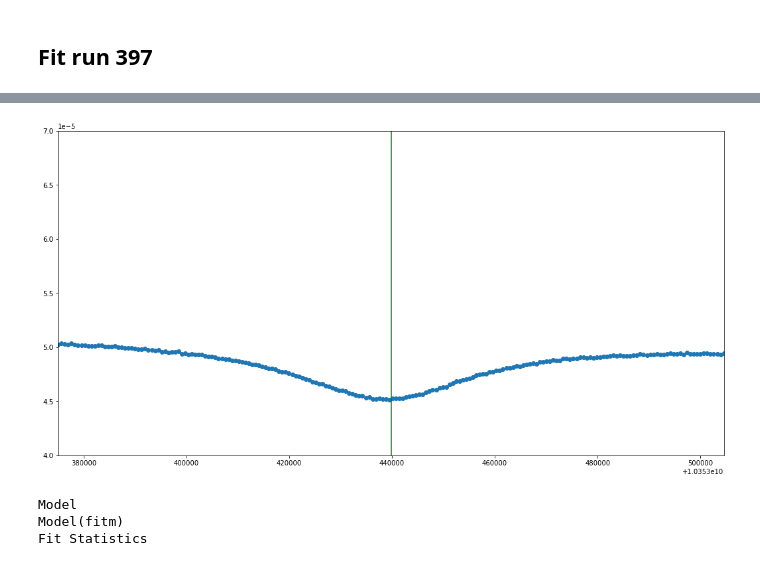
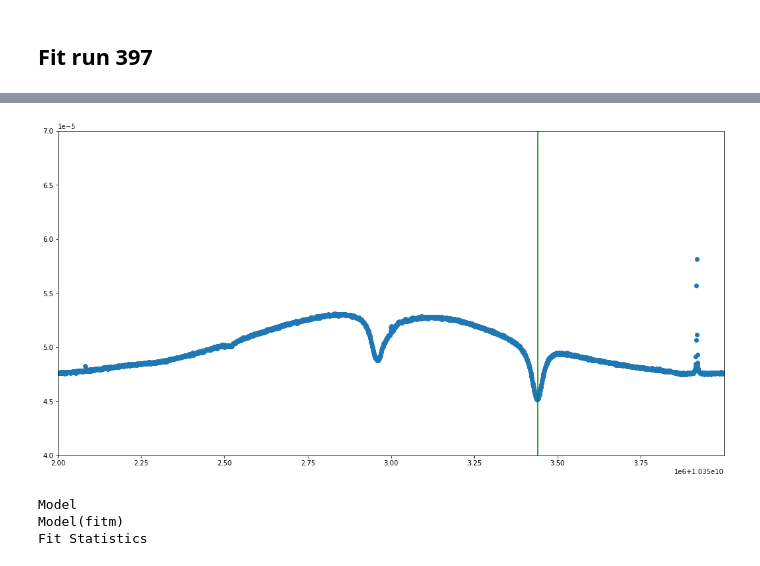
Before and after one commit to Manfredi1/QUAX_project, a Jupyter notebook: FitRun397_test.ipynb, the cells around one changed output, grey strips where cells are left out. Drawn from its saved outputs; the diff is of its cells as text; code cells hidden in the pictures.

```diff
--- a/FitRun397_test.ipynb
+++ b/FitRun397_test.ipynb
@@ -7,3 +7,5 @@ from scipy import optimize
 import matplotlib.pyplot as plt
 
 from lmfit import Model
+# %%
+freq = pd.read_excel("data/AnalyzedDataFFT_Run_397_sliced.xlsx",sheet_name=1)
@@ -28,13 +46,18 @@ def load_dataset(path_folder,verbose=True):
             a=np.array([meta.iloc[0,1],meta.iloc[3,1]])
             info = pd.DataFrame([a],columns=['run','cavfreq']) # -> Qui tengo le frequenze di cavità
 
-            data = pd.DataFrame({'freq':freq[1],'fft0':fft[1]}) # -> Qui frequenze e fft
+            data = pd.DataFrame({'freq':freq[1],'fft0_0':fft[1]}) # -> Qui frequenze e fft
 
         else:
             info.loc[len(info)]=list([meta.iloc[0,1],meta.iloc[3,1]])
 
-            colname = 'fft' + str(i)
-            data[colname]=fft[1]
+            columns=fft.columns
+
+            j=0
+            for column in columns[1:]:
+                colname = 'fft' + str(i)+"_"+str(j)
+                j+=1
+                data[colname]=fft[column]
 
         i += 1
 
@@ -42,7 +65,7 @@ def load_dataset(path_folder,verbose=True):
     info['run'] = pd.to_numeric(info['run'],downcast='integer')
     return data,info
 # %%
-data, info = load_dataset('db/')
+data, info = load_dataset('data/')
 data
 # %% [output]
 File caricati:
@@ -94,28 +273,31 @@ info
 # %%
 # Fit
 def fitm(x,a,b,c,d,e,f):
     return e**2*abs(x-a+1j*b)**2/abs(x-c+1j*d)**2+f*(x-c)
 
-center = info['cavfreq'][0]
 
-delta = .003
-scale = 1e8    # fattore di scala per lo zoom
 
 # plot
-interval = data[(data['freq']>center-65100) & (data['freq']<center+65100)] # finestra di 200 bin ognuno da 651 Hz
+
+i=0
+
+fig,ax=plt.subplots(1,1,figsize=(18,9))
+center = info['cavfreq'][i]
+interval=data.copy()
+#interval = data[(data['freq']>center-65100) & (data['freq']<center+65100)] # finestra di 200 bin ognuno da 651 Hz
+
 xfreq = interval['freq']
 fmin,fmax = min(xfreq),max(xfreq)
-yfft = interval['fft0']
+yfft=interval['fft{}'.format(i)]
 
-fig,ax=plt.subplots(1,1,figsize=(18,9))
 ax.plot(xfreq,yfft,'o')
-
 ax.vlines(center,0,6,'green')
 ax.set_ylim([4e-5,7e-5])
 ax.set_xlim([fmin,fmax])
+
 plt.show()
 # %% [output]
-[figure, old version]
+[figure, new version]
 # %%
 fmodel = Model(fitm)
 ps = fmodel.make_params(a=center, b=2e4, c=center,d=2.2e4,e=1e-2,f=1e-8)
```
Also changed, not shown: parts of 16 cells of this notebook.
